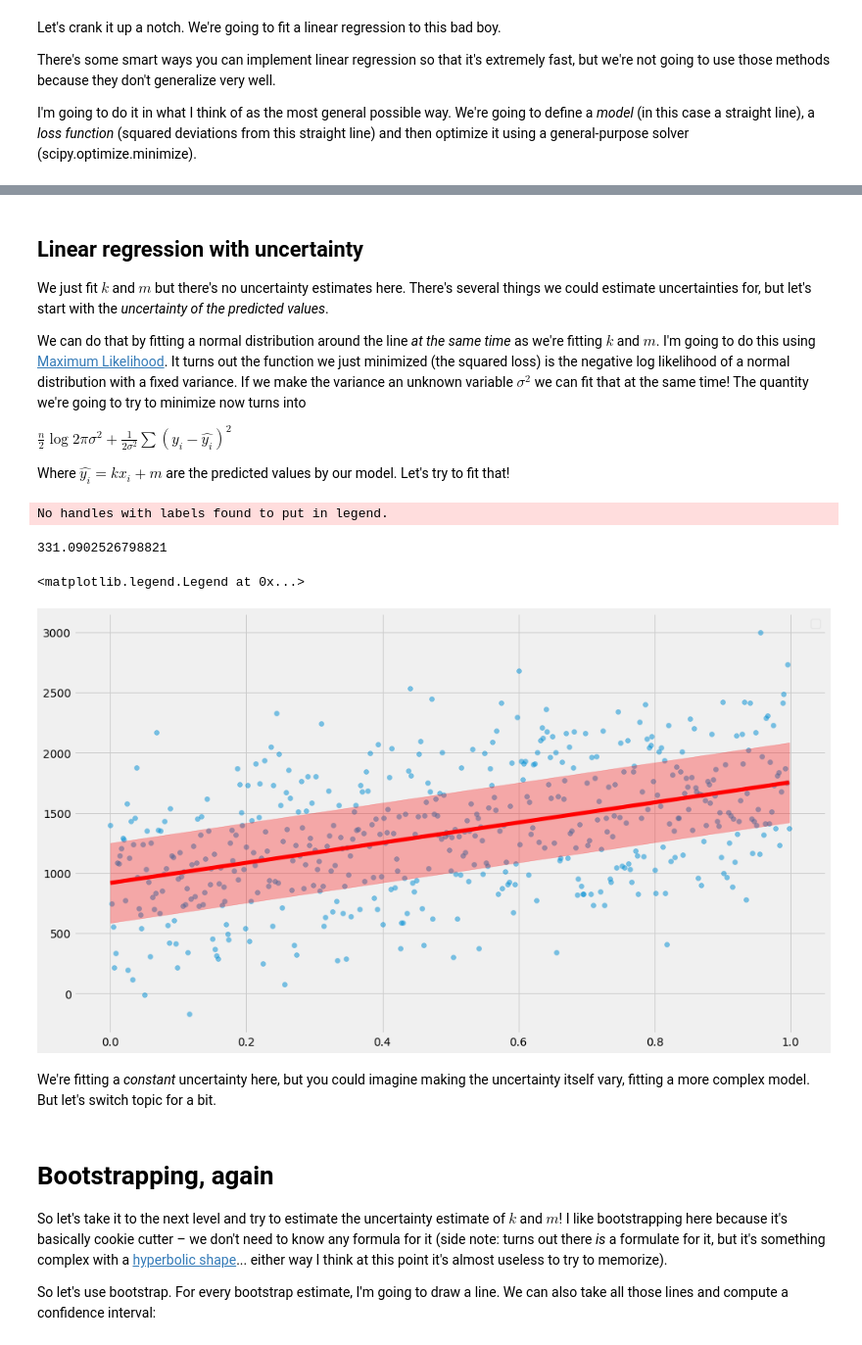
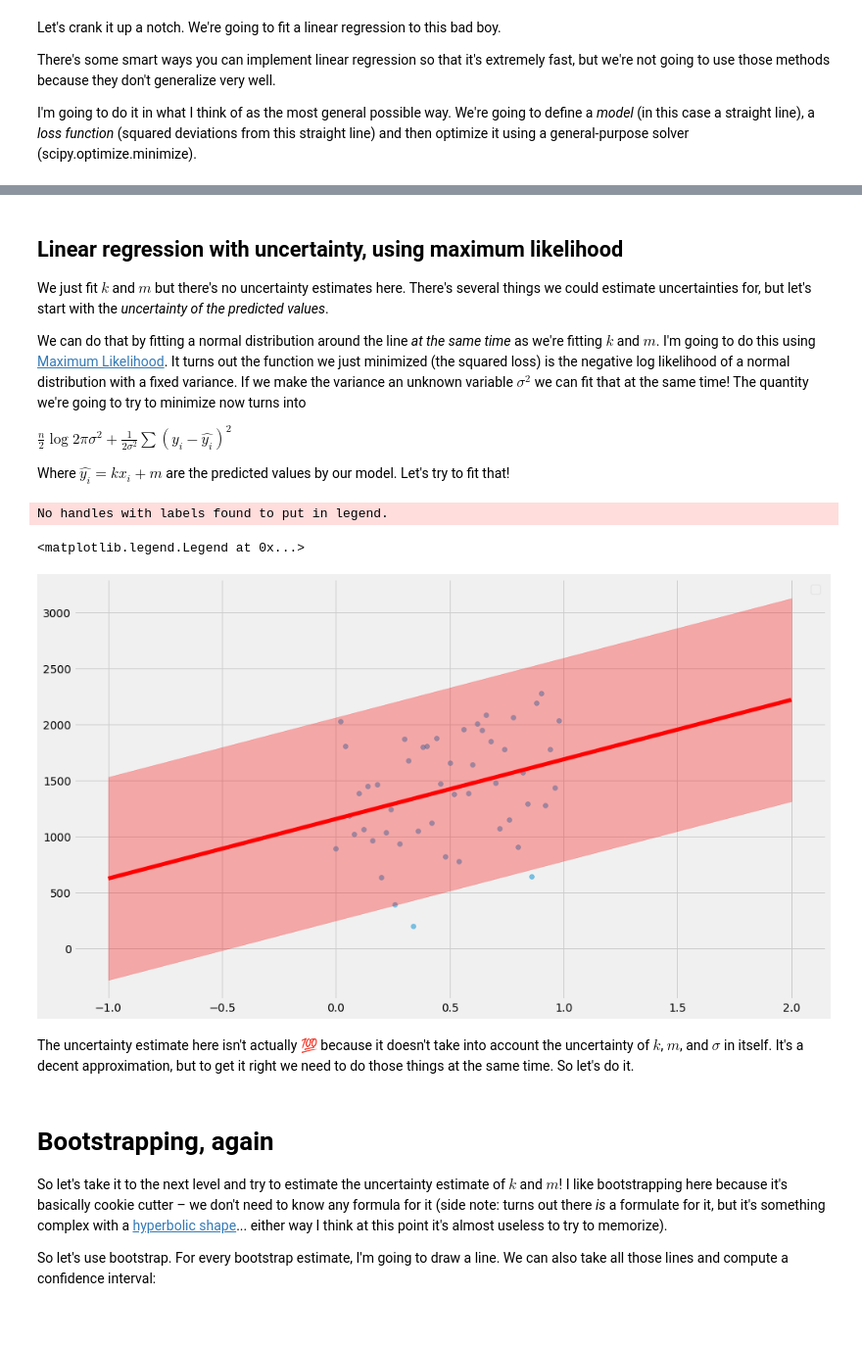
Before and after one commit to erikbern/uncertainty, a Jupyter notebook: notebook.ipynb, the cells around one changed output, grey strips where cells are left out. Shown: that part at 98% size. Saved outputs shown, nothing was run; the diff lists cells and outputs as text; code cells hidden in the pictures.

```diff
--- a/notebook.ipynb
+++ b/notebook.ipynb
@@ -9,7 +9,7 @@ I made a New Year's resolution that I would include uncertainty estimates in eve
 
 I don't believe in learning things without a concrete example, so let's generate some data. We're going to generate a fake time series where the dates range from 2017-01-01 to 2017-12-31 and we have observations for each date indicating maybe an air pressure or something. I don't know, use your imagination :)
 # %%
-def generate_time_series(k=700, m=1000, n=500,
+def generate_time_series(k=700, m=1000, n=50,
                          start_date=datetime.date(2017, 1, 1)):
     xs = numpy.linspace(0, 1, n, endpoint=False)
     ys = [k*x + m + random.gauss(0, 500) for x in xs]
@@ -217,5 +218,5 @@ pyplot.plot(xs, model(xs, k_hat, m_hat), color='red', linewidth=5)
 # %% [markdown]
-## Linear regression with uncertainty
+## Linear regression with uncertainty, using maximum likelihood
 
 We just fit $k$ and $m$ but there's no uncertainty estimates here. There's several things we could estimate uncertainties for, but let's start with the _uncertainty of the predicted values_.
 
@@ -227,35 +228,34 @@ Where $\hat{y_i} = kx_i + m$ are the predicted values by our model. Let's try to
 # %%
 import scipy.optimize
 
 def neg_log_likelihood(tup, xs, ys):
     # Since sigma > 0, we use use log(sigma) as the parameter instead.
     # That way we have an unconstrained problem.
     k, m, log_sigma = tup
     sigma = numpy.exp(log_sigma)
-    delta = k * xs + m - ys
-    return len(xs)*numpy.log(2*numpy.pi*sigma**2) + \
+    delta = model(xs, k, m) - ys
+    return len(xs)/2*numpy.log(2*numpy.pi*sigma**2) + \
         numpy.dot(delta, delta) / (2*sigma**2)
 
 k_hat, m_hat, log_sigma_hat = scipy.optimize.minimize(
     neg_log_likelihood, (0, 0, 0), args=(xs, ys)
 ).x
 sigma_hat = numpy.exp(log_sigma_hat)
-print(sigma_hat)  # TODO: why is this not 500?
 pyplot.scatter(xs, ys, alpha=0.5)
-pyplot.plot(xs, xs*k_hat + m_hat, color='red', linewidth=5)
+x_scale = numpy.linspace(-1, 2, 500)
+pyplot.plot(x_scale, model(x_scale, k_hat, m_hat), color='red', linewidth=5)
 pyplot.fill_between(
-    xs,
-    xs*k_hat + m_hat - sigma_hat,
-    xs*k_hat + m_hat + sigma_hat,
+    x_scale,
+    model(x_scale, k_hat, m_hat) - 1.96*sigma_hat,
+    model(x_scale, k_hat, m_hat) + 1.96*sigma_hat,
     color='red', alpha=0.3)
 pyplot.legend()
 # %% [output]
 No handles with labels found to put in legend.
-331.0902526798821
+<matplotlib.legend.Legend at 0x...>
-<matplotlib.legend.Legend at 0x...>
-[figure, old version]
+[figure, new version]
-# %% [markdown]
-We're fitting a _constant_ uncertainty here, but you could imagine making the uncertainty itself vary, fitting a more complex model. But let's switch topic for a bit.
+# %% [markdown]
+The uncertainty estimate here isn't actually 💯 because it doesn't take into account the uncertainty of $k$, $m$, and $\sigma$ in itself. It's a decent approximation, but to get it right we need to do those things at the same time. So let's do it.
 # %% [markdown]
 # Bootstrapping, again
 
```
Also changed, not shown: parts of 15 cells of this notebook.
